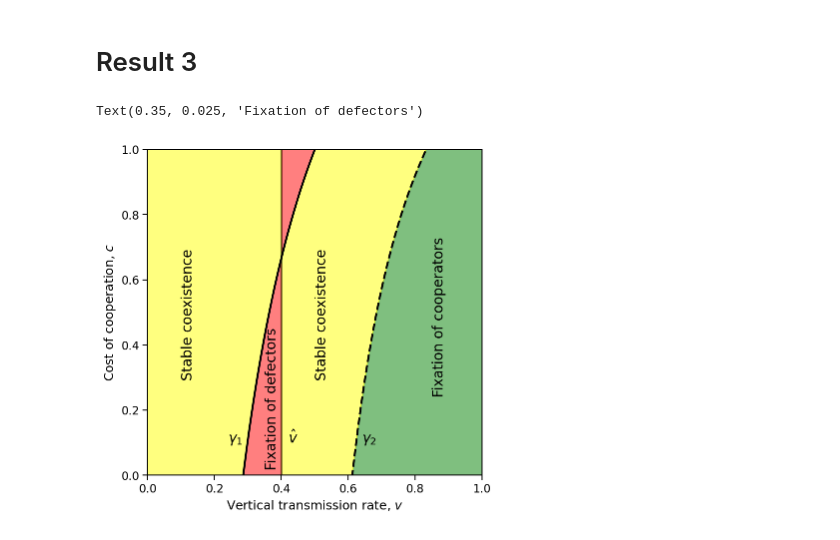
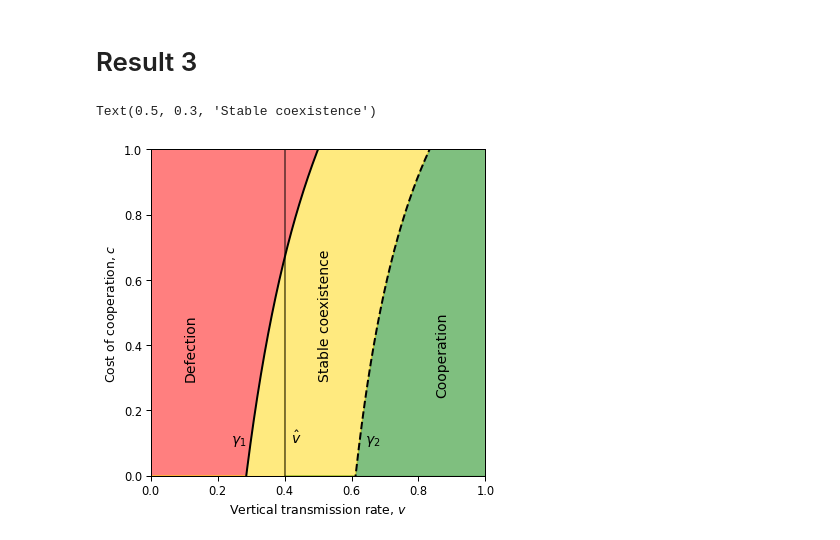
Before and after one commit to yoavram-lab/CulturalCooperation, a Jupyter notebook: ms/figures.ipynb, the cells around one changed output. Saved outputs shown, nothing was run; the diff lists cells and outputs as text; code cells hidden in the pictures.

```diff
--- a/ms/figures.ipynb
+++ b/ms/figures.ipynb
@@ -104,49 +105,43 @@ v = np.linspace(0, 1, 1000)
 fig, ax = plt.subplots(figsize=(6, 6))
 ax.plot(v, γ1, '-k', lw=2)
 # γ2>1 when v<vhat for these parameter values
 ax.plot(v[v>vhat], γ2[v>vhat], '--k', lw=2)
 ax.axvline(vhat, ls='-', color='k', alpha=0.5, lw=2)
 
 # iii.b v<vhat, γ2<c : irrelevant for these parameters.
 ix = v<=vhat
 ax.fill_between(v[ix], γ2[ix], 1, color='g', alpha=0.5)
 # # iii.a, v>vhat, c<γ2
 ix = v>vhat
 ax.fill_between(v[ix], 0, γ2[ix], color='g', alpha=0.5)
-# vi, γ1<c - problem
-# ax.fill_between(v, γ1, color='r', alpha=0.5)
-# instead:
+# vi, γ1<c
+ax.fill_between(v, 1 ,γ1, color='r', alpha=0.5)
+
+# vii.a, v<vhat, c<γ2 and c<γ1
 ix = v<=vhat
-ax.fill_between(v[ix], 0, γ1[ix], color='r', alpha=0.5)
-ix = v>vhat
-ax.fill_between(v[ix], γ1[ix], 1, color='r', alpha=0.5)
-
-# vii.a, v<vhat, γ1<c<γ2
-ix = v<=vhat
-ax.fill_between(v[ix], γ1[ix], γ2[ix], color='yellow', alpha=0.5)
+ax.fill_between(v[ix], np.minimum(γ1[ix], γ2[ix]), color='gold', alpha=0.5)
 # # vii.b, v>vhat, γ2<c<γ1
 ix = v>vhat
-ax.fill_between(v[ix], γ2[ix], γ1[ix], color='yellow', alpha=0.5)
+ax.fill_between(v[ix], γ2[ix], γ1[ix], color='gold', alpha=0.5)
 
 ax.set(
     ylabel='Cost of cooperation, $c$',
     xlabel='Vertical transmission rate, $v$',
     ylim=(0, 1),
     xlim=(0, 1)
 )
 
 fontdict = dict(size=14)
 ax.text(0.24, 0.1, r'$\gamma_1$', fontdict=fontdict)
 ax.text(0.64, 0.1, r'$\gamma_2$', fontdict=fontdict)
 ax.text(0.42, 0.1, r'$\hat v$', fontdict=fontdict)
 
-ax.text(0.85, 0.25, r'Fixation of cooperators', fontdict=fontdict, rotation=90)
-ax.text(0.1, 0.3, r'Stable coexistence', fontdict=fontdict, rotation=90)
+ax.text(0.85, 0.25, r'Cooperation', fontdict=fontdict, rotation=90)
+ax.text(0.1, 0.3, r'Defection', fontdict=fontdict, rotation=90)
 ax.text(0.5, 0.3, r'Stable coexistence', fontdict=fontdict, rotation=90)
-ax.text(0.35, 0.025, r'Fixation of defectors', fontdict=fontdict, rotation=90)
 # %% [output]
-Text(0.35, 0.025, 'Fixation of defectors')
+Text(0.5, 0.3, 'Stable coexistence')
-[figure, old version]
+[figure, new version]
 # %%
 c = np.linspace(0, 1, 1001).reshape((-1, 1))
 β1 = (c * (1-v) - b * (1-α*v)) * (TA - TB)
```
Also changed, not shown: parts of 5 cells of this notebook, 3 other files.
